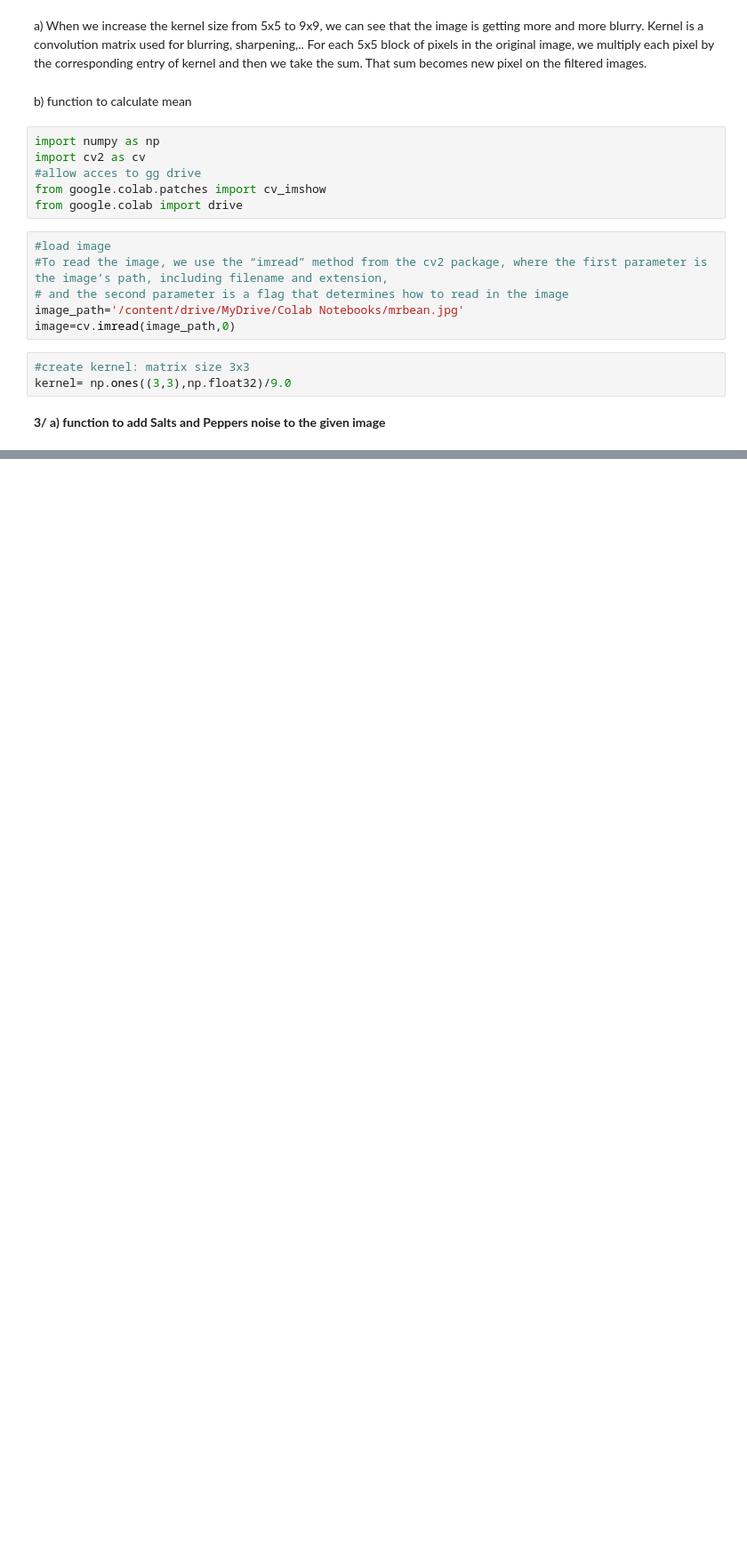
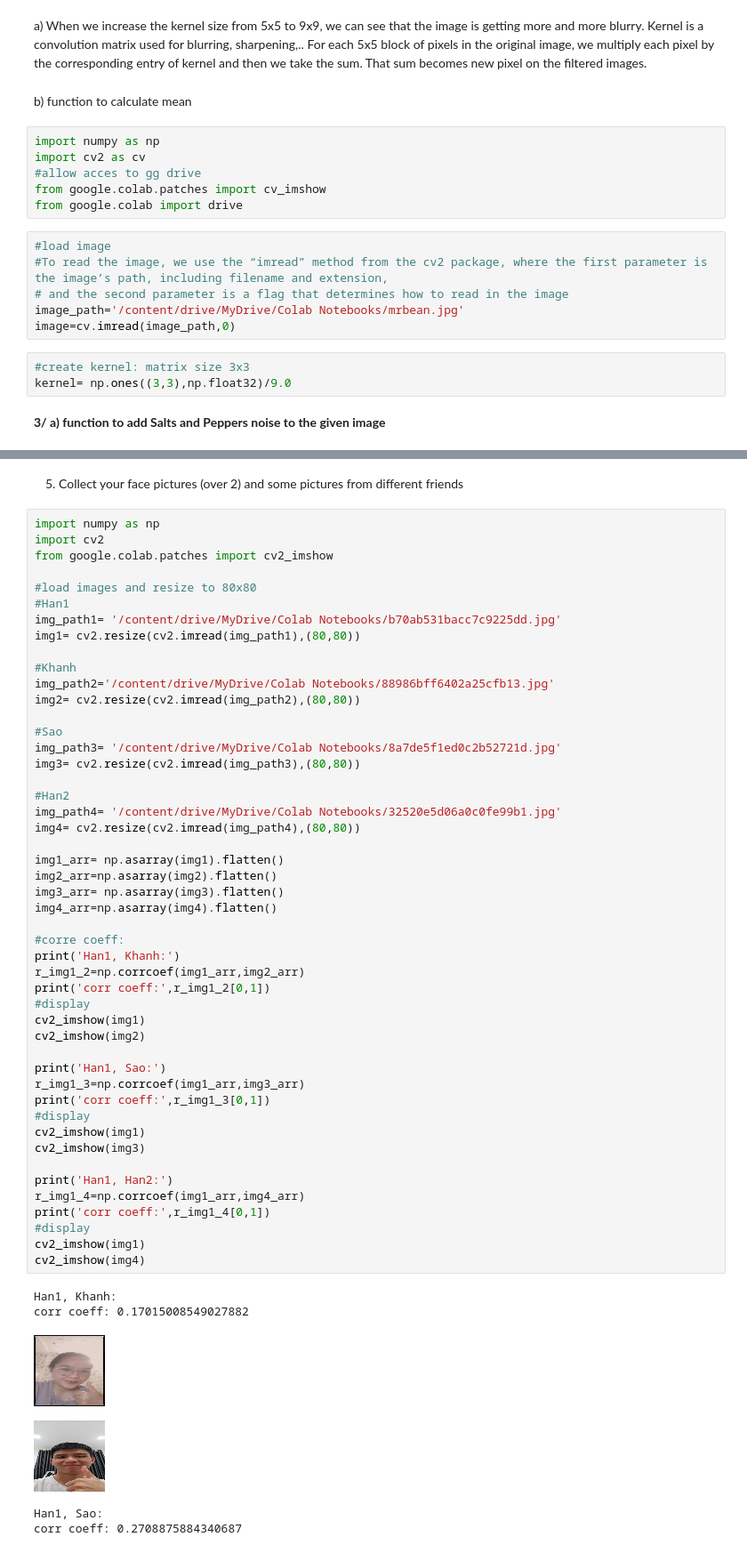
Before and after one commit to GiaHan2702/lab1_intro_python, a Jupyter notebook: assignment1.ipynb, the cells around one changed output, grey strips where cells are left out. Shown at 89% size. Saved outputs shown, nothing was run; the diff lists cells and outputs as text; blank space fills up the shorter version.

```diff
--- a/assignment1.ipynb
+++ b/assignment1.ipynb
@@ -144,0 +238,57 @@ picture after applying Salts and Peppers:
+# %% [markdown]
+5) Collect your face pictures (over 2) and some pictures from different friends
+# %%
+import numpy as np
+import cv2
+from google.colab.patches import cv2_imshow
+
+#load images and resize to 80x80
+#Han1
+img_path1= '/content/drive/MyDrive/Colab Notebooks/b70ab531bacc7c9225dd.jpg'
+img1= cv2.resize(cv2.imread(img_path1),(80,80))
+
+#Khanh
+img_path2='/content/drive/MyDrive/Colab Notebooks/88986bff6402a25cfb13.jpg'
+img2= cv2.resize(cv2.imread(img_path2),(80,80))
+
+#Sao
+img_path3= '/content/drive/MyDrive/Colab Notebooks/8a7de5f1ed0c2b52721d.jpg'
+img3= cv2.resize(cv2.imread(img_path3),(80,80))
+
+#Han2
+img_path4= '/content/drive/MyDrive/Colab Notebooks/32520e5d06a0c0fe99b1.jpg'
+img4= cv2.resize(cv2.imread(img_path4),(80,80))
+
+img1_arr= np.asarray(img1).flatten()
+img2_arr=np.asarray(img2).flatten()
+img3_arr= np.asarray(img3).flatten()
+img4_arr=np.asarray(img4).flatten()
+
+#corre coeff:
+print('Han1, Khanh:')
+r_img1_2=np.corrcoef(img1_arr,img2_arr)
+print('corr coeff:',r_img1_2[0,1])
+#display
+cv2_imshow(img1)
+cv2_imshow(img2)
+
+print('Han1, Sao:')
+r_img1_3=np.corrcoef(img1_arr,img3_arr)
+print('corr coeff:',r_img1_3[0,1])
+#display
+cv2_imshow(img1)
+cv2_imshow(img3)
+
+print('Han1, Han2:')
+r_img1_4=np.corrcoef(img1_arr,img4_arr)
+print('corr coeff:',r_img1_4[0,1])
+#display
+cv2_imshow(img1)
+cv2_imshow(img4)
+# %% [output]
+Han1, Khanh:
+corr coeff: 0.17015008549027882
+[figure, added]
+[figure, added]
+Han1, Sao:
+corr coeff: 0.2708875884340687
```
Also changed, not shown: parts of 8 cells of this notebook.
